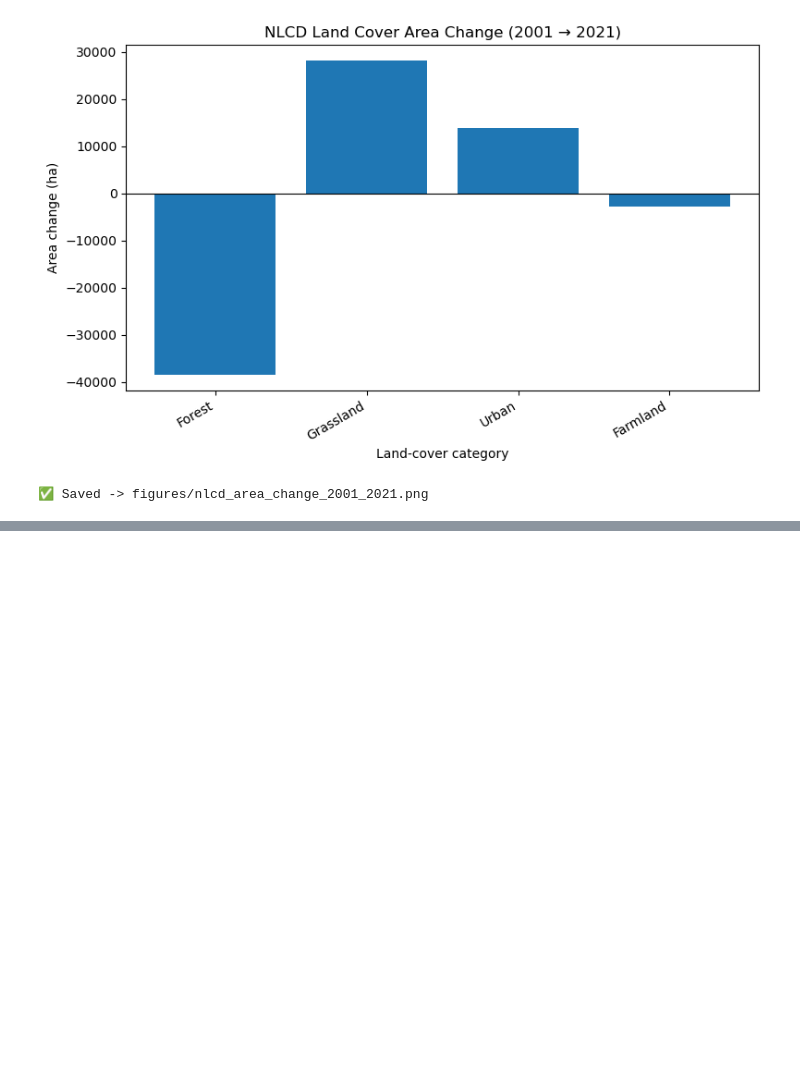
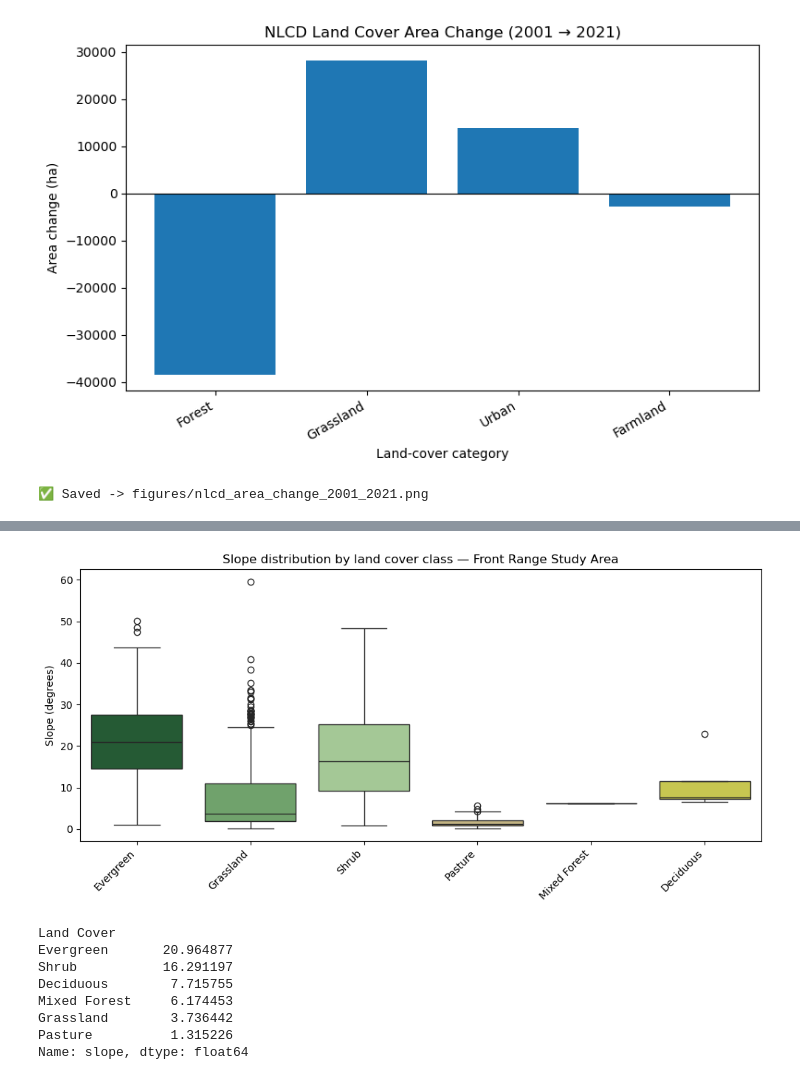
Before and after one commit to xinranzhou2059/front-range-forest-change, a Jupyter notebook: tutorials/Sick_project_0627.ipynb, the cells around one changed output, grey strips where cells are left out. Drawn from its saved outputs; the diff is of its cells as text; code cells hidden in the pictures; blank space fills up the shorter version.

```diff
--- a/tutorials/Sick_project_0627.ipynb
+++ b/tutorials/Sick_project_0627.ipynb
@@ -626,0 +521,10 @@ Map(center=[40.125, -105.25833335], controls=(WidgetControl(options=['position',
+# %%
+slope = ee.Terrain.slope(dem)
+
+slope_vis = {'min': 0, 'max': 30,
+             'palette': ['#f7fcf5', '#74c476', '#238b45', '#00441b']}
+
+Map7 = geemap.Map(center=[(lat_north + lat_south) / 2, (lon_west + lon_east) / 2], zoom=9)
+Map7.addLayer(slope, slope_vis, 'Slope (degrees)')
+Map7.add_colorbar(slope_vis, label='Slope (degrees)')
+show_map(Map7)
@@ -626,0 +805,61 @@ Map(center=[40.125, -105.25833335], controls=(WidgetControl(options=['position',
+# %%
+# Re-define foothills_aoi as it was when df_samples was originally created (from cell RrOQqZ0W4FME's earlier state)
+foothills_aoi = ee.Geometry.Point([(lon_west + lon_east) / 2, (lat_north + lat_south) / 2]).buffer(15000).bounds()
+
+# Re-load NLCD 2021, clipped to foothills_aoi (duplicating part of cell 5ihEqAIj4pKG)
+nlcd_foothills = (ee.ImageCollection('USGS/NLCD_RELEASES/2021_REL/NLCD')
+                  .filter(ee.Filter.eq('system:index', '2021'))
+                  .first().select('landcover').clip(foothills_aoi))
+
+# Combine dem, nlcd_foothills, and slope (renaming 'slope' band) for sampling
+# 'dem' and 'slope' EE images are available globally from upstream cells.
+combined_for_sampling = dem.addBands(nlcd_foothills.addBands(slope.rename('slope')))
+
+# Re-sample the combined image to create df_samples with the 'slope' column
+samples_with_slope = combined_for_sampling.sample(
+    region=foothills_aoi, scale=30,
+    numPixels=2000, seed=42, geometries=False
+)
+
+df_samples = geemap.ee_to_df(samples_with_slope, remove_geom=False)
+
+# ✏️ Exercise 4c — slope boxplot (stretch)
+nlcd_name_map = {
+    11:'Water', 12:'Perennial Ice/Snow', 21:'Dev-Open', 22:'Dev-Low', 23:'Dev-Med', 24:'Dev-High',
+    31:'Barren Land', 41:'Deciduous', 42:'Evergreen', 43:'Mixed Forest',
+    52:'Shrub', 71:'Grassland', 81:'Pasture', 82:'Crops', 90:'Woody Wetlands', 95:'Emergent Herbaceous Wetlands'
+}
+nlcd_color_map = {
+    'Dev-Open':'#eda1a1', 'Dev-Low':'#e87f7f', 'Dev-Med':'#ed0000', 'Dev-High':'#ab0000',
+    'Evergreen':'#1c6330', 'Deciduous':'#68ab63', 'Grassland':'#e3d28e',
+    'Shrub':'#ccb879', 'Pasture':'#dbd93d', 'Crops':'#ab7028',
+    'Water': '#47b7eb', 'Perennial Ice/Snow': '#a5edf5', 'Barren Land': '#d4c798',
+    'Mixed Forest': '#a0d18d', 'Woody Wetlands': '#9eaf9e', 'Emergent Herbaceous Wetlands': '#c6d18c'
+}
+df_samples['Land Cover'] = df_samples['landcover'].map(nlcd_name_map)
+df_samples = df_samples.dropna(subset=['Land Cover'])
+top_classes = ['Evergreen', 'Deciduous', 'Mixed Forest', 'Shrub', 'Grassland', 'Pasture']
+df_plot = df_samples[df_samples['Land Cover'].isin(top_classes)]
+colors = [nlcd_color_map.get(c, '#999999') for c in top_classes]
+
+plt.figure(figsize=(10, 5))
+sns.boxplot(data=df_plot, x='Land Cover', y='slope', palette=colors)
+plt.ylabel('Slope (degrees)')
+plt.xlabel('')
+plt.title('Slope distribution by land cover class — Front Range Study Area')
+plt.xticks(rotation=45, ha='right')
+plt.tight_layout()
+plt.show()
+
+median_slopes = df_plot.groupby('Land Cover')['slope'].median().sort_values(ascending=False)
+print(median_slopes)
+# %% [output]
+[figure, added]
+Land Cover
+Evergreen       20.964877
+Shrub           16.291197
+Deciduous        7.715755
+Mixed Forest     6.174453
+Grassland        3.736442
+Pasture          1.315226
+Name: slope, dtype: float64
```
Also changed, not shown: parts of 43 cells of this notebook, 3 other files.
